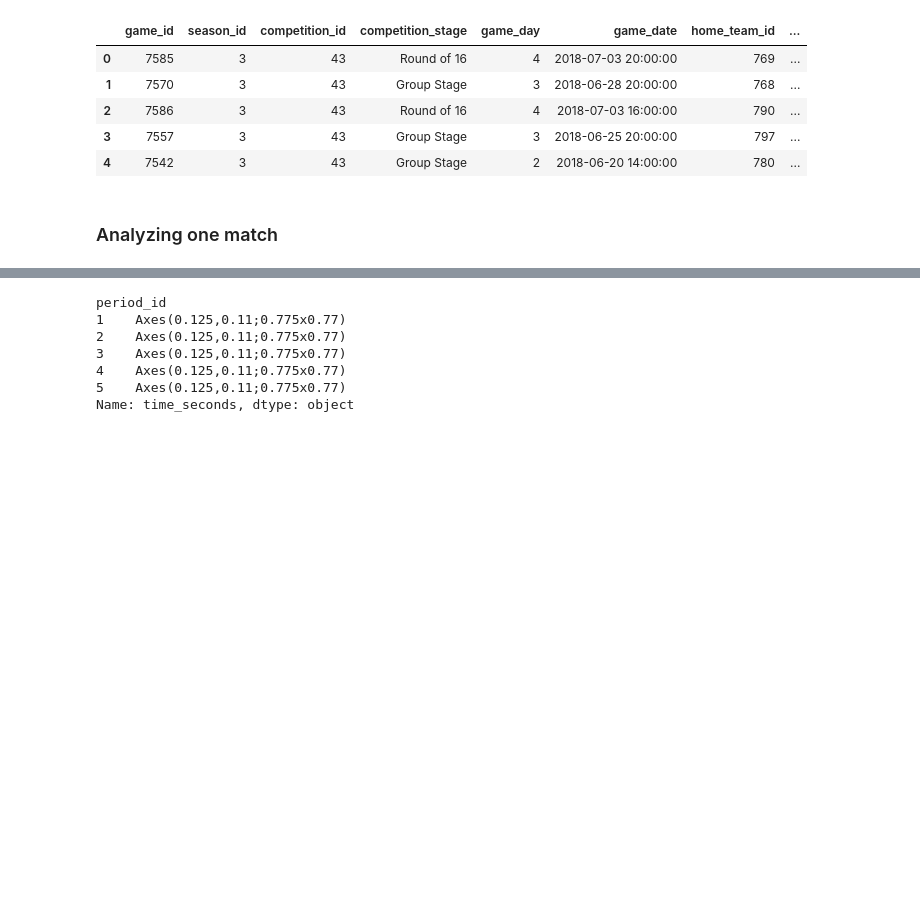
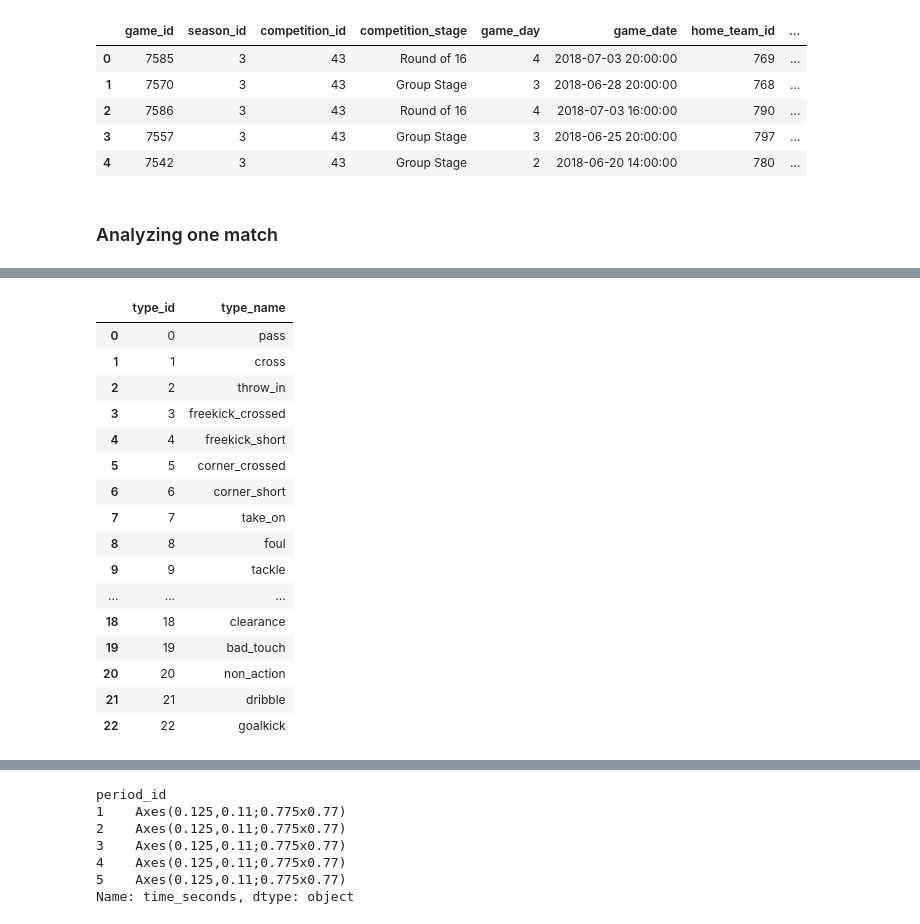
Before and after one commit to Joaquin-Garay/soccer-infogeo, a Jupyter notebook: 02-data-exploration.ipynb, the cells around one changed output, grey strips where cells are left out. Cells and saved outputs as stored; diff of their text form; code cells hidden in the pictures; blank space fills up the shorter version.

```diff
--- a/02-data-exploration.ipynb
+++ b/02-data-exploration.ipynb
@@ -24,7 +24,7 @@ games.head()
 ### Analyzing one match
 # %%
 match = pd.read_hdf(fifadatah5, key="actions/game_7585").drop("original_event_id", axis=1)
-actiontypes_df = spadl.config.actiontypes
+actiontypes_df = spadl.config.actiontypes_df()
 results_df = spadl.results_df()
 bodyparts_df = spadl.bodyparts_df()
 match.describe()
@@ -38,3 +38,23 @@ match.describe()
 | 50% | 7585.0 | 2.000000 | 931.653000 | 768.000000 | 3612.000000 | 54.687500 | 33.575000 | 54.687500 | 32.725000 | 7.000000 | ... |
 | 75% | 7585.0 | 3.000000 | 1853.320000 | 769.000000 | 5691.000000 | 71.312500 | 48.875000 | 71.312500 | 48.875000 | 21.000000 | ... |
 | max | 7585.0 | 5.000000 | 3059.600000 | 769.000000 | 10960.000000 | 104.562500 | 67.575000 | 104.562500 | 67.575000 | 22.000000 | ... |
+# %%
+actiontypes_df
+# %% [output]
+|  | type_id | type_name |
+| 0 | 0 | pass |
+| 1 | 1 | cross |
+| 2 | 2 | throw_in |
+| 3 | 3 | freekick_crossed |
+| 4 | 4 | freekick_short |
+| 5 | 5 | corner_crossed |
+| 6 | 6 | corner_short |
+| 7 | 7 | take_on |
+| 8 | 8 | foul |
+| 9 | 9 | tackle |
+| ... | ... | ... |
+| 18 | 18 | clearance |
+| 19 | 19 | bad_touch |
+| 20 | 20 | non_action |
+| 21 | 21 | dribble |
+| 22 | 22 | goalkick |
```
Also changed, not shown: parts of 1 cell of this notebook.
